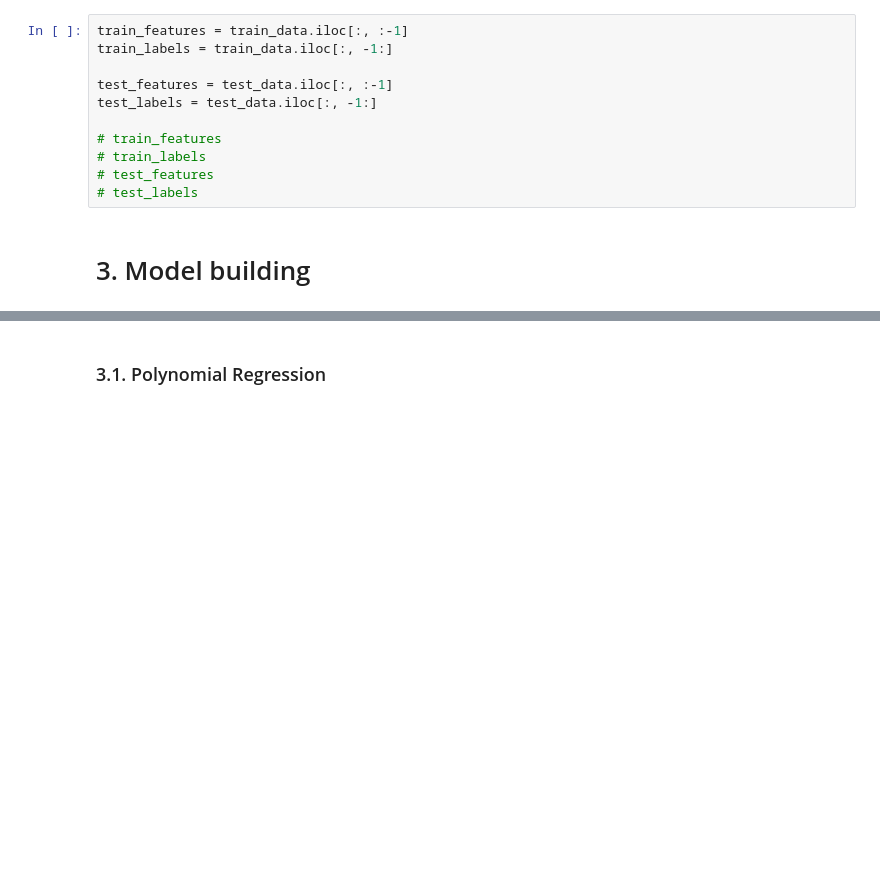
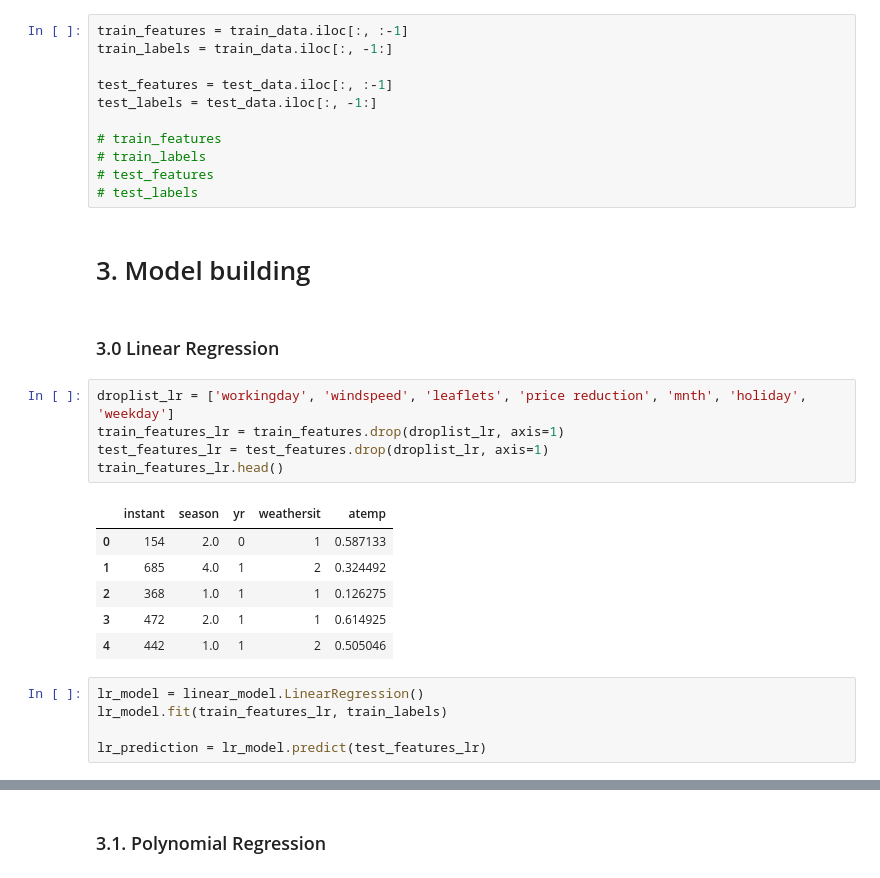
Before and after one commit to PatrykGadziomski/Bike-Rental-Prediction, a Jupyter notebook: Task 3/model_optimization.ipynb, the cells around one changed output, grey strips where cells are left out. Saved outputs shown, nothing was run; the diff lists cells and outputs as text; blank space fills up the shorter version.

```diff
--- a/Task 3/model_optimization.ipynb
+++ b/Task 3/model_optimization.ipynb
@@ -58,3 +54,22 @@ test_labels = test_data.iloc[:, -1:]
 # test_labels
 # %% [markdown]
 # 3. Model building
+# %% [markdown]
+### 3.0 Linear Regression
+# %%
+droplist_lr = ['workingday', 'windspeed', 'leaflets', 'price reduction', 'mnth', 'holiday', 'weekday']
+train_features_lr = train_features.drop(droplist_lr, axis=1)
+test_features_lr = test_features.drop(droplist_lr, axis=1)
+train_features_lr.head()
+# %% [output]
+|  | instant | season | yr | weathersit | atemp |
+| 0 | 154 | 2.0 | 0 | 1 | 0.587133 |
+| 1 | 685 | 4.0 | 1 | 2 | 0.324492 |
+| 2 | 368 | 1.0 | 1 | 1 | 0.126275 |
+| 3 | 472 | 2.0 | 1 | 1 | 0.614925 |
+| 4 | 442 | 1.0 | 1 | 2 | 0.505046 |
+# %%
+lr_model = linear_model.LinearRegression()
+lr_model.fit(train_features_lr, train_labels)
+
+lr_prediction = lr_model.predict(test_features_lr)
```
Also changed, not shown: parts of 4 cells of this notebook.
